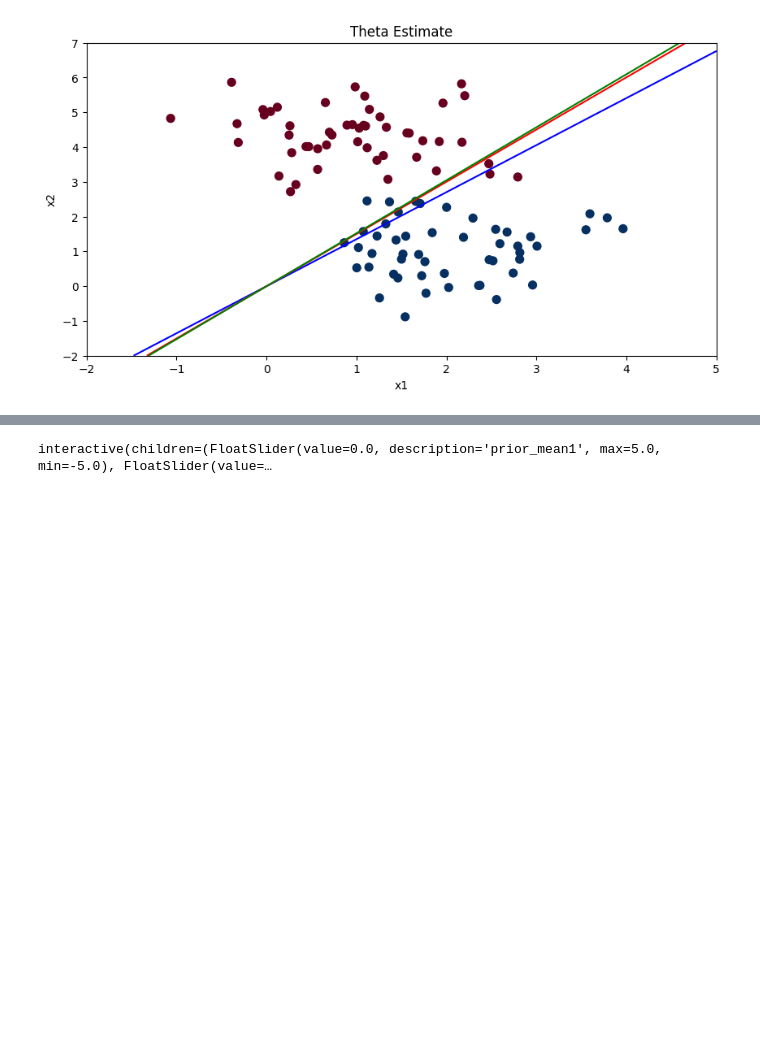
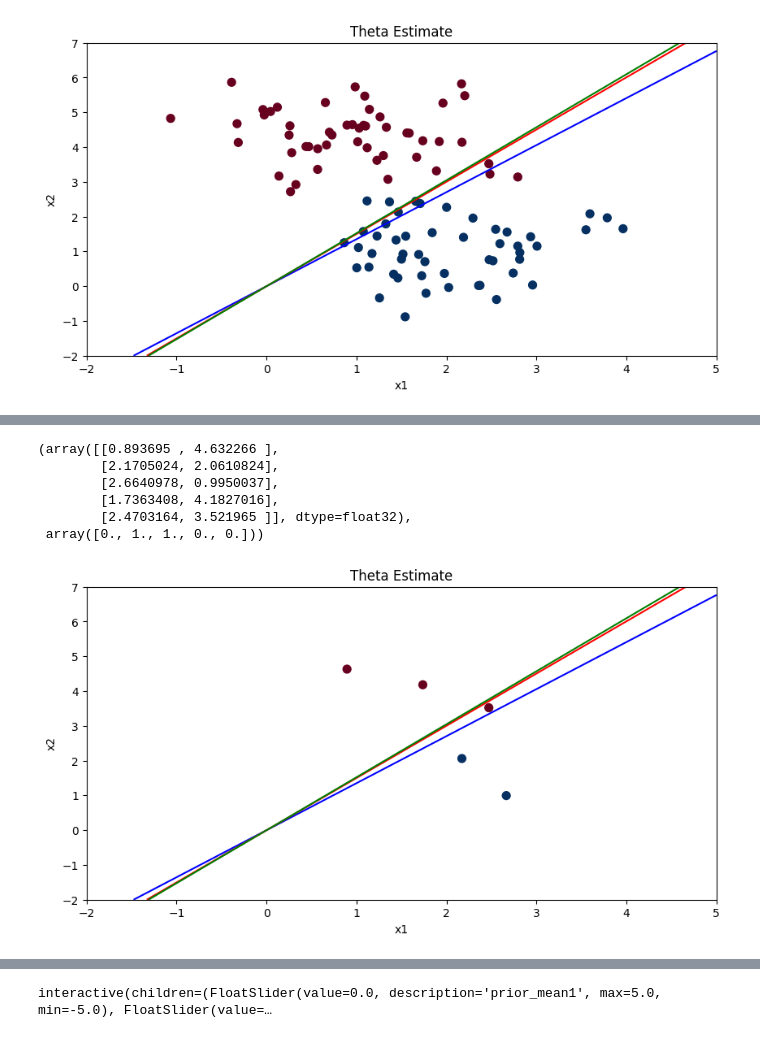
Before and after one commit to Kalash0309/Bayesian_Unlearning, a Jupyter notebook: Kalash/bayesian_logistic_regression.ipynb, the cells around one changed output, grey strips where cells are left out. Saved outputs shown, nothing was run; the diff lists cells and outputs as text; code cells hidden in the pictures; blank space fills up the shorter version.

```diff
--- a/Kalash/bayesian_logistic_regression.ipynb
+++ b/Kalash/bayesian_logistic_regression.ipynb
@@ -184,0 +199,18 @@ plot_theta_decision_boundary_compare(theta_sample_laplace, theta_map, theta_mle)
+# %%
+# get some new data
+X_new, y_new = generate_classification_dataset(n_samples=5)
+X_new = X_new.astype(np.float32)
+y_new = y_new.astype(float)
+X_new, y_new
+# %% [output]
+(array([[0.893695 , 4.632266 ],
+        [2.1705024, 2.0610824],
+        [2.6640978, 0.9950037],
+        [1.7363408, 4.1827016],
+        [2.4703164, 3.521965 ]], dtype=float32),
+ array([0., 1., 1., 0., 0.]))
+# %%
+# plot X_new, y_new data along with the decision boundary
+plot_theta_decision_boundary_compare(theta_sample_laplace, theta_map, theta_mle, X=X_new, y=y_new)
+# %% [output]
+[figure, added]
```
Also changed, not shown: parts of 3 cells of this notebook, 1 other file.
